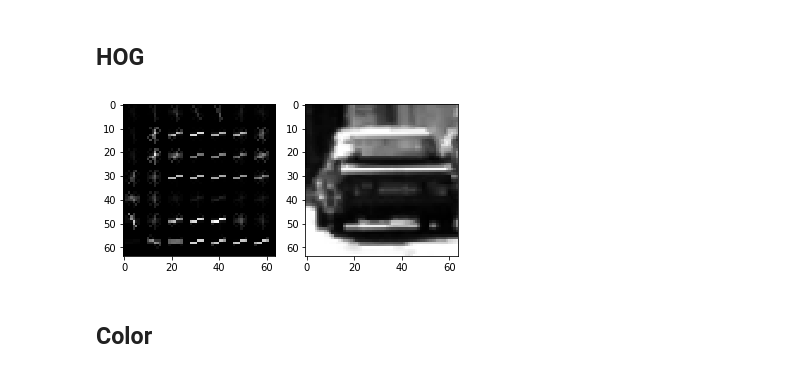
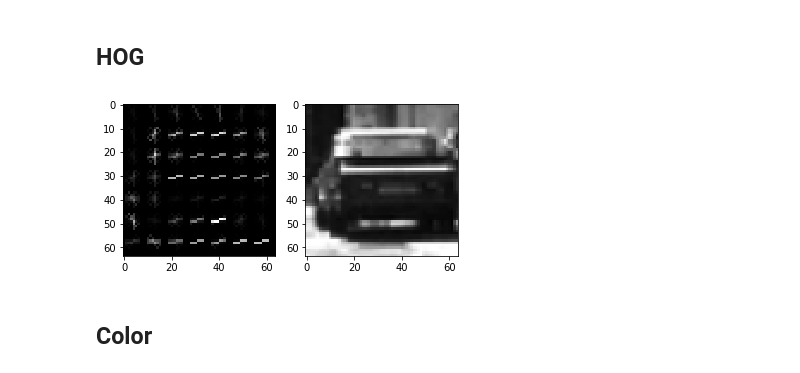
Before and after one commit to dgard8/Project_5, a Jupyter notebook: code.ipynb, the cells around one changed output. Drawn from its saved outputs; the diff is of its cells as text; code cells hidden in the pictures.

```diff
--- a/code.ipynb
+++ b/code.ipynb
@@ -60,7 +60,7 @@ class featureParams():
         self.cell_per_block = 2
 
         # color spatial
-        self.colorSpace = 'RGB'
+        self.colorSpace = 'HSV'
         self.spatial_size = (32, 32)
 
         # color histogram
@@ -89,11 +89,10 @@ def ravelHOGfeatures(HOGfeatures, startX, startY, xLength=7, yLength=7):
     return np.ravel(subset)
 # %%
 image = mpimg.imread('training data/vehicles/KITTI_extracted/1.png')
-image = colorTransform(image, "HSV")
 HOGfeatures(image, params, debug=True)
 print()
 # %% [output]
-[figure, old version]
+[figure, new version]
 # %% [markdown]
 ## Color
 # %%
```
Also changed, not shown: parts of 13 cells of this notebook, 1 other file.
